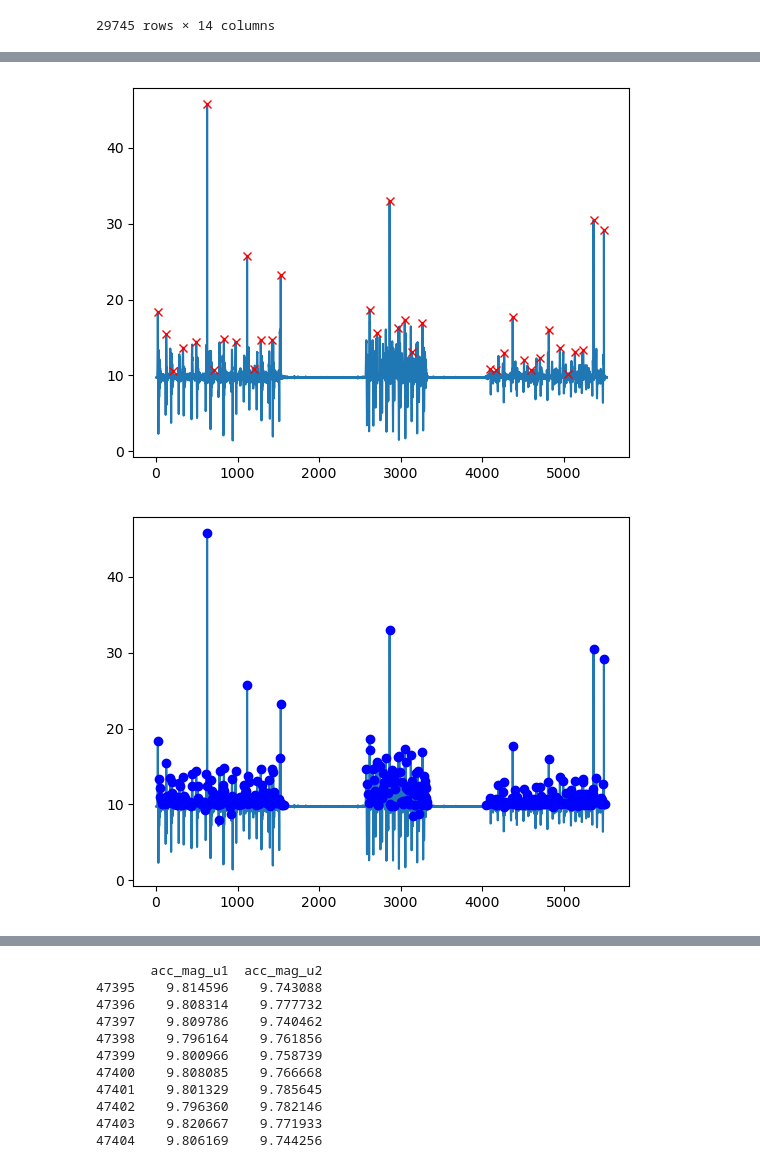
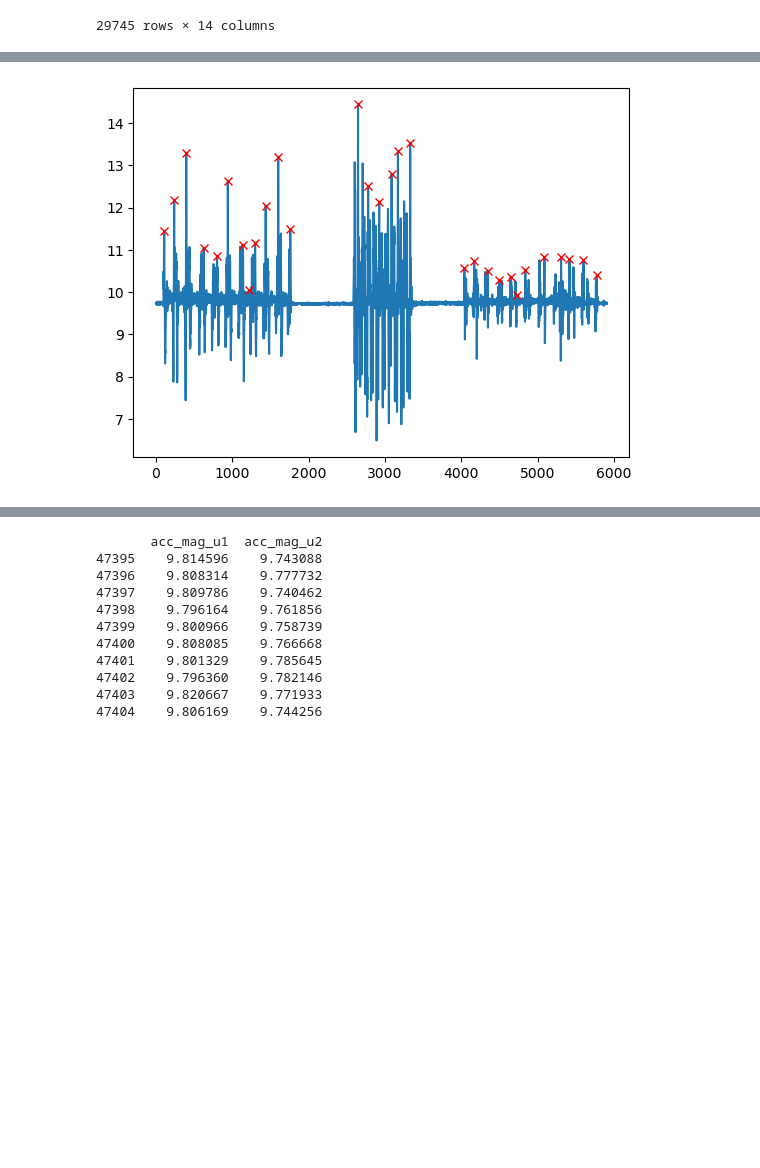
Before and after one commit to alessandrodipiano/wearable-sensor-exercise-recognition, a Jupyter notebook: notebooks/preprocessing.ipynb, the cells around one changed output, grey strips where cells are left out. Drawn from its saved outputs; the diff is of its cells as text; code cells hidden in the pictures; blank space fills up the shorter version.

Commit message:
added good plots

```diff
--- a/notebooks/preprocessing.ipynb
+++ b/notebooks/preprocessing.ipynb
@@ -193,20 +203,12 @@ See the caveats in the documentation: https://pandas.pydata.org/pandas-docs/stab
 # %%
-import numpy as np
-import matplotlib.pyplot as plt
-from scipy.signal import find_peaks
+signal = subject_ex["acc_mag_u2"].to_numpy()
+peaks, _ = find_peaks(signal, distance=80, prominence=0.6)
 
-signal = subject2ex1["acc_mag_u2"].to_numpy()
-peaks, _ = find_peaks(signal, distance=80, prominence=0.6)
-peaks2, _ = find_peaks(signal, prominence=0.3)
 plt.plot(signal)
 plt.plot(peaks, signal[peaks], "xr")
 plt.show()
-
-plt.plot(signal)
-plt.plot(peaks2, signal[peaks2], "ob");
 # %% [output]
-[figure, old version]
+[figure, new version]
-[figure, removed]
 # %%
 energy = pd.Series(signal).rolling(100).std()
 
```
Also changed, not shown: parts of 9 cells of this notebook, 2 other files.
